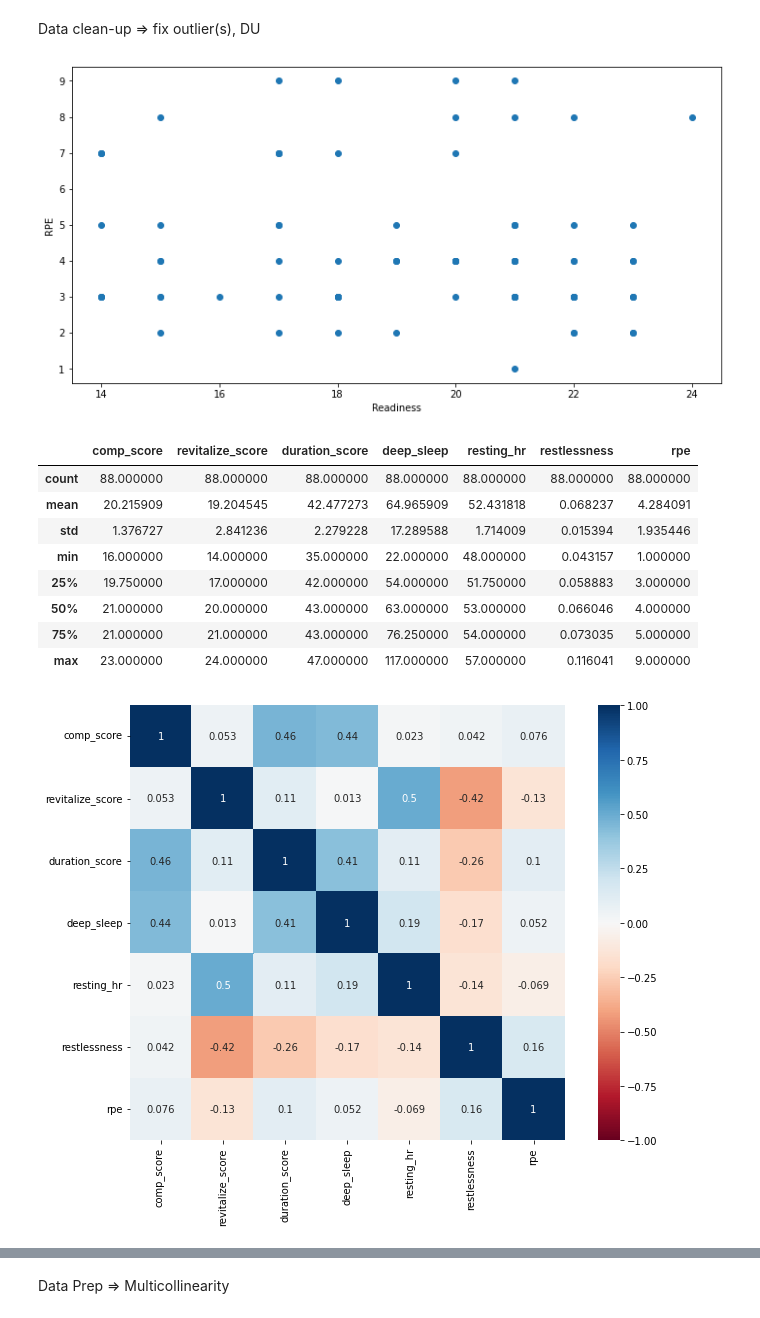
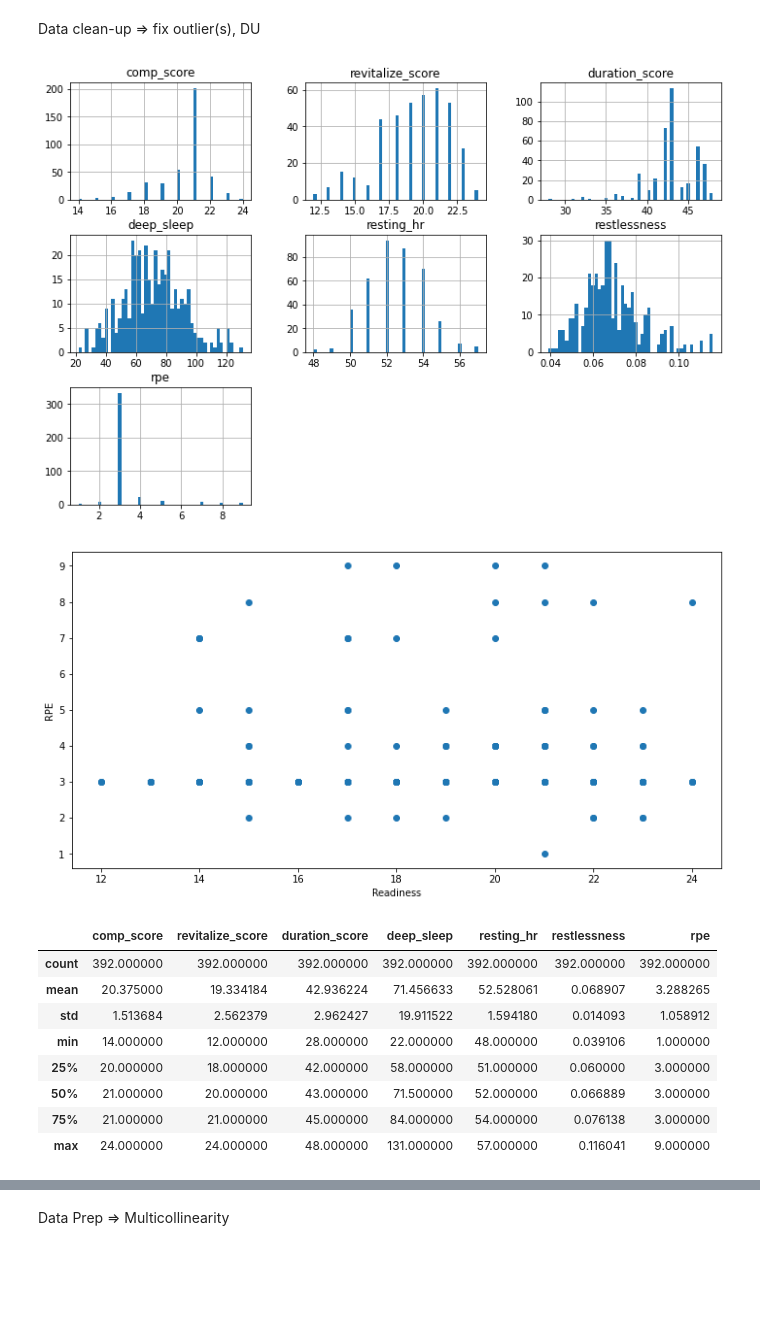
Before and after one commit to djfLtC0dr/python-playground, a Jupyter notebook: DASC522/djfDASC522_final.ipynb, the cells around one changed output, grey strips where cells are left out. Cells and saved outputs as stored; diff of their text form; code cells hidden in the pictures; blank space fills up the shorter version.

Commit message:
data prep fixed RPE via extract+fillna

```diff
--- a/DASC522/djfDASC522_final.ipynb
+++ b/DASC522/djfDASC522_final.ipynb
@@ -244,13 +244,10 @@ Data Prep => we need to subset data by mask where @RPE exists
 import warnings
 warnings.filterwarnings('ignore')
 
-mask = data[6].str.contains('@RPE', case=False, na=False)
-data = data[mask]
-# print(data.info())
-# Extract all instances of RPE as int from notes = index 10
-data[6] = data[6].str.extract(r'(@RPE+\d+)')
-data[6] = data[6].str[4:].astype(float)
-
+data['rpe'] = data[6].str.extract(r'(@RPE+\d+)', expand=False)
+data['rpe'] = data['rpe'].str[4:].astype(float)
+data=data.fillna({'rpe':3.0}) # moderate, @130bpm HR
+data.drop(columns=[6], inplace=True)
 
 dict_col_names = {
     0: 'comp_score',
@@ -259,7 +256,6 @@ dict_col_names = {
     3: 'deep_sleep',
     4: 'resting_hr',
     5: 'restlessness',
-    6: 'rpe'
 }
 
 data.rename(dict_col_names, axis=1, inplace=True)
@@ -295,43 +291,46 @@ Data clean-up => fix outlier(s), DU
 # %%
 import matplotlib.pyplot as plt
 import seaborn as sns
 from scipy import stats
 import numpy as np
+
+#histplot
+data.hist(bins=50, figsize=(12,8))
 
 fig, ax = plt.subplots(figsize=(12,6))
 ax.scatter(data['revitalize_score'], data['rpe'])
 ax.set_xlabel('Readiness')
 ax.set_ylabel('RPE')
 plt.show()
 
 # Z score
 z = np.abs(stats.zscore(data['rpe']))
 threshold = 3
 
 # Position of the outlier
 idx_outlier = np.where(z > threshold)
 # print(data.iloc[idx_outlier])
 
 median_rpe = data['rpe'].quantile(0.50)
-outlier_rpe = data['rpe'].quantile(0.9915)
+outlier_rpe = data['rpe'].quantile(1)
 # print(outlier_rpe)
 # Any thing over 10 needs to be replaced with the median rpe
-data['rpe'] = np.where(data['rpe'] > outlier_rpe, int(median_rpe), data['rpe'])
+# data['rpe'] = np.where(data['rpe'] > outlier_rpe, int(median_rpe), data['rpe'])
 
 # correlation matrix
 fig, ax = plt.subplots(figsize=(12,8))
 sns.heatmap(data.corr(), cmap='RdBu', vmin=-1, vmax=1, annot=True, square=True, ax=ax)
 
 data.describe()
 # %% [output]
-[figure, old version]
+[figure, new version]
+[figure, new version]
 |  | comp_score | revitalize_score | duration_score | deep_sleep | resting_hr | restlessness | rpe |
-| count | 88.000000 | 88.000000 | 88.000000 | 88.000000 | 88.000000 | 88.000000 | 88.000000 |
-| mean | 20.215909 | 19.204545 | 42.477273 | 64.965909 | 52.431818 | 0.068237 | 4.284091 |
-| std | 1.376727 | 2.841236 | 2.279228 | 17.289588 | 1.714009 | 0.015394 | 1.935446 |
-| min | 16.000000 | 14.000000 | 35.000000 | 22.000000 | 48.000000 | 0.043157 | 1.000000 |
-| 25% | 19.750000 | 17.000000 | 42.000000 | 54.000000 | 51.750000 | 0.058883 | 3.000000 |
-| 50% | 21.000000 | 20.000000 | 43.000000 | 63.000000 | 53.000000 | 0.066046 | 4.000000 |
-| 75% | 21.000000 | 21.000000 | 43.000000 | 76.250000 | 54.000000 | 0.073035 | 5.000000 |
-| max | 23.000000 | 24.000000 | 47.000000 | 117.000000 | 57.000000 | 0.116041 | 9.000000 |
+| count | 392.000000 | 392.000000 | 392.000000 | 392.000000 | 392.000000 | 392.000000 | 392.000000 |
+| mean | 20.375000 | 19.334184 | 42.936224 | 71.456633 | 52.528061 | 0.068907 | 3.288265 |
+| std | 1.513684 | 2.562379 | 2.962427 | 19.911522 | 1.594180 | 0.014093 | 1.058912 |
+| min | 14.000000 | 12.000000 | 28.000000 | 22.000000 | 48.000000 | 0.039106 | 1.000000 |
+| 25% | 20.000000 | 18.000000 | 42.000000 | 58.000000 | 51.000000 | 0.060000 | 3.000000 |
+| 50% | 21.000000 | 20.000000 | 43.000000 | 71.500000 | 52.000000 | 0.066889 | 3.000000 |
+| 75% | 21.000000 | 21.000000 | 45.000000 | 84.000000 | 54.000000 | 0.076138 | 3.000000 |
+| max | 24.000000 | 24.000000 | 48.000000 | 131.000000 | 57.000000 | 0.116041 | 9.000000 |
-[figure, old version]
```
Also changed, not shown: parts of 13 cells of this notebook.
